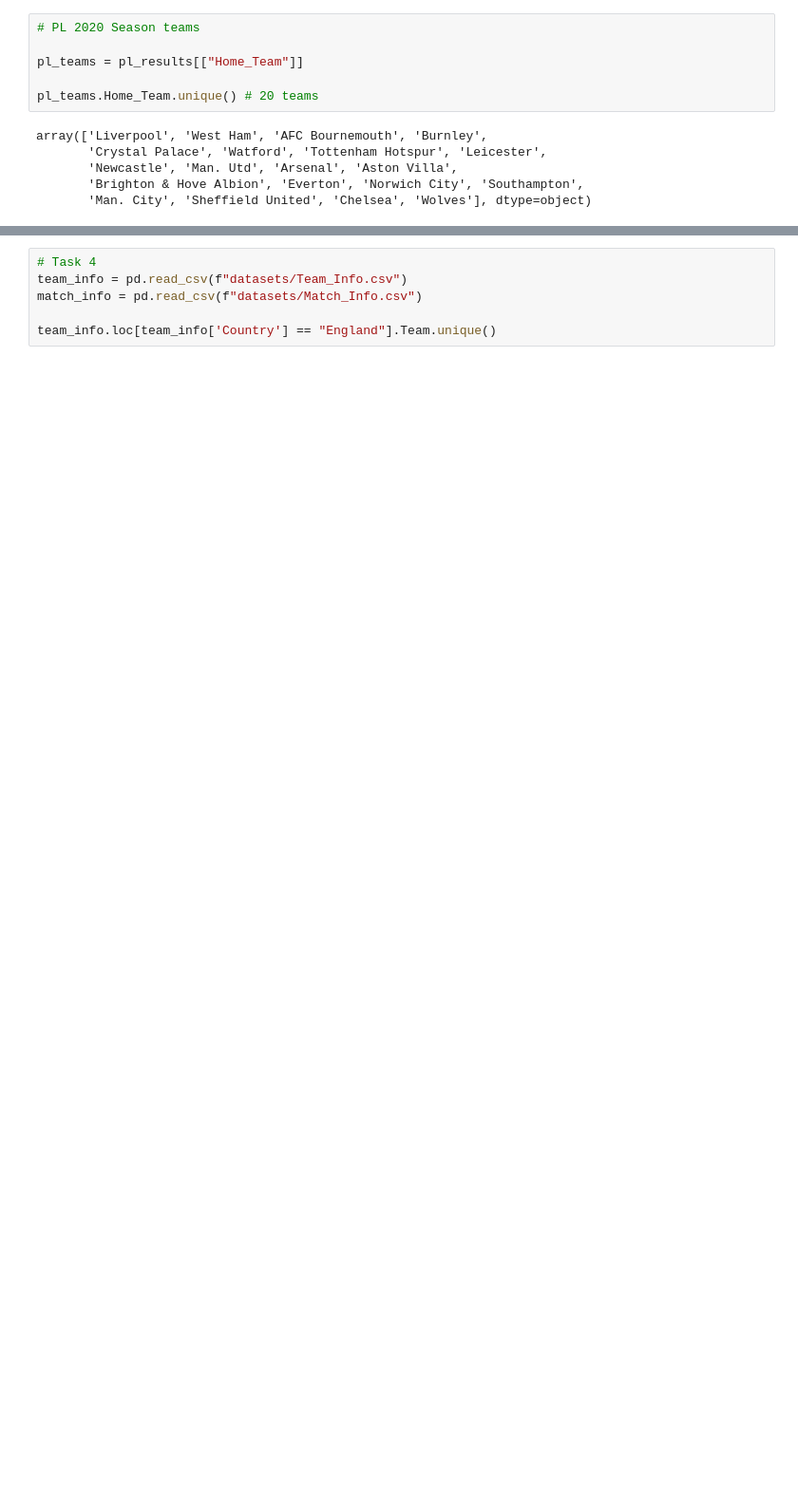
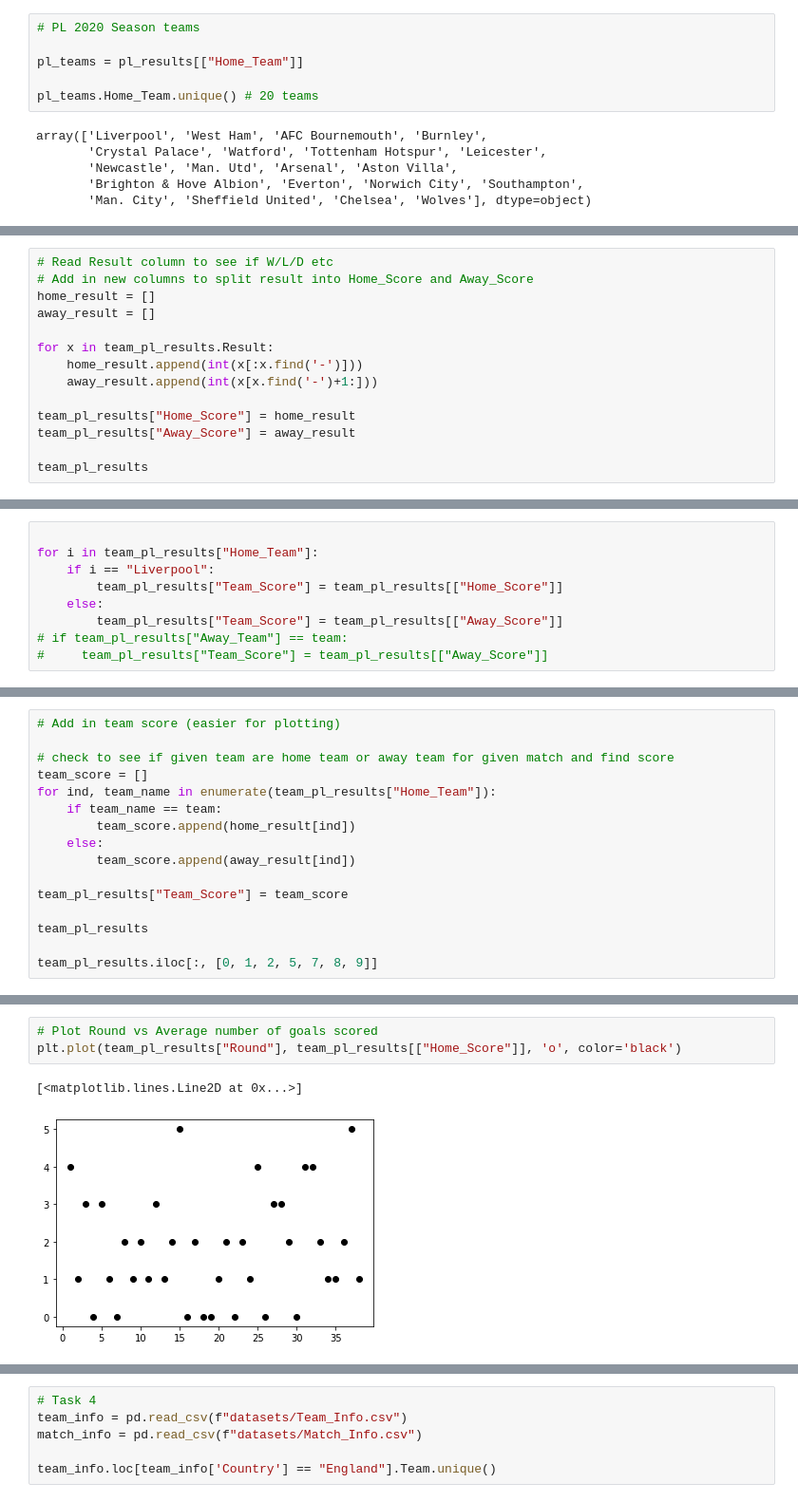
Before and after one commit to armanh3k/Football-Outcome-Predictions, a Jupyter notebook: basic.ipynb, the cells around one changed output, grey strips where cells are left out. Shown at 95% size. Cells and saved outputs as stored; diff of their text form; blank space fills up the shorter version.

```diff
--- a/basic.ipynb
+++ b/basic.ipynb
@@ -77,0 +89,14 @@ pl_results.loc[(pl_results["Home_Team"]==team) | (pl_results["Away_Team"]==team)
+# %%
+# Read Result column to see if W/L/D etc
+# Add in new columns to split result into Home_Score and Away_Score
+home_result = []
+away_result = []
+
+for x in team_pl_results.Result:
+    home_result.append(int(x[:x.find('-')]))
+    away_result.append(int(x[x.find('-')+1:]))
+
+team_pl_results["Home_Score"] = home_result
+team_pl_results["Away_Score"] = away_result
+
+team_pl_results
@@ -77,0 +145,9 @@ pl_results.loc[(pl_results["Home_Team"]==team) | (pl_results["Away_Team"]==team)
+# %%
+
+for i in team_pl_results["Home_Team"]:
+    if i == "Liverpool":
+        team_pl_results["Team_Score"] = team_pl_results[["Home_Score"]]
+    else:
+        team_pl_results["Team_Score"] = team_pl_results[["Away_Score"]]
+# if team_pl_results["Away_Team"] == team:
+#     team_pl_results["Team_Score"] = team_pl_results[["Away_Score"]]
@@ -77,0 +182,16 @@ pl_results.loc[(pl_results["Home_Team"]==team) | (pl_results["Away_Team"]==team)
+# %%
+# Add in team score (easier for plotting)
+
+# check to see if given team are home team or away team for given match and find score
+team_score = []
+for ind, team_name in enumerate(team_pl_results["Home_Team"]):
+    if team_name == team:
+        team_score.append(home_result[ind])
+    else:
+        team_score.append(away_result[ind])
+
+team_pl_results["Team_Score"] = team_score
+
+team_pl_results
+
+team_pl_results.iloc[:, [0, 1, 2, 5, 7, 8, 9]]
@@ -77,0 +242,6 @@ pl_results.loc[(pl_results["Home_Team"]==team) | (pl_results["Away_Team"]==team)
+# %%
+# Plot Round vs Average number of goals scored
+plt.plot(team_pl_results["Round"], team_pl_results[["Home_Score"]], 'o', color='black')
+# %% [output]
+[<matplotlib.lines.Line2D at 0x...>]
+[figure, added]
```
Also changed, not shown: parts of 10 cells of this notebook, 2 other files.
